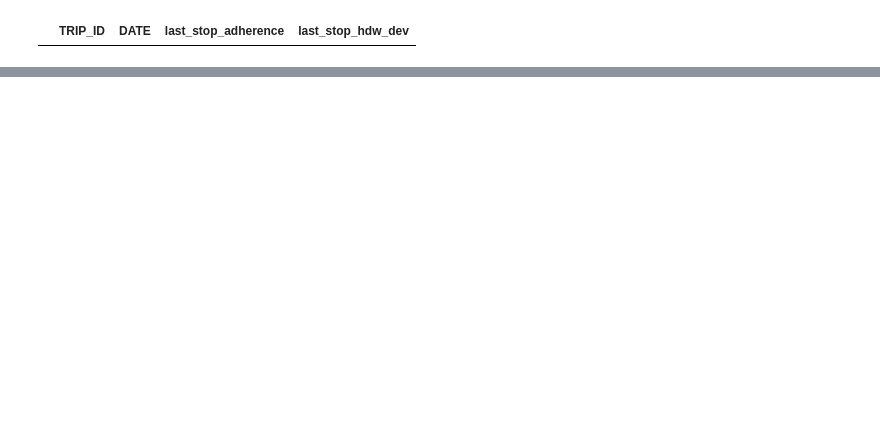
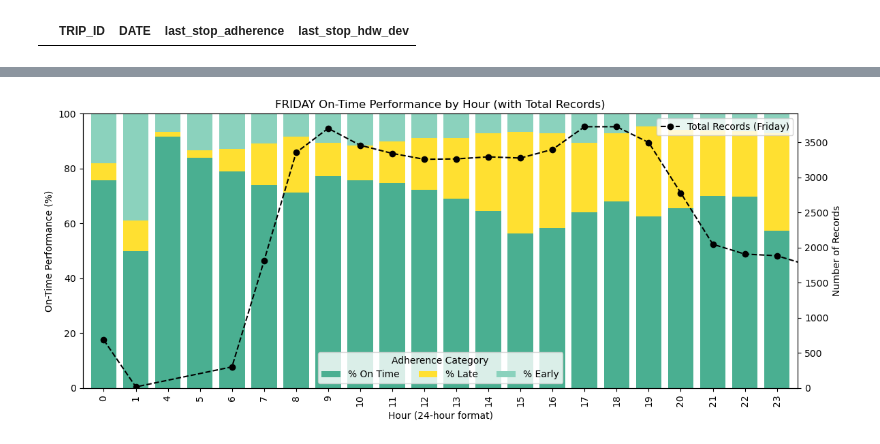
Before and after one commit to NewForce-Cohort-10-Data/wego-git-in-the-room-where-it-happens, a Jupyter notebook: notebooks/WeGo Data Introduction.ipynb, the cells around one changed output, grey strips where cells are left out. Saved outputs shown, nothing was run; the diff lists cells and outputs as text; code cells hidden in the pictures; blank space fills up the shorter version.

```diff
--- a/notebooks/WeGo Data Introduction.ipynb
+++ b/notebooks/WeGo Data Introduction.ipynb
@@ -392,0 +758,19 @@ Correlation between first stop adherence and last stop adherence: 0.451
+# %%
+# Assuming 'analysis_df' exists after initial prep but BEFORE weekday filtering
+print("\nDistribution of DAY_OF_WEEK per TRIP_EDGE type (before weekday filter):")
+if 'analysis_df' in locals() or 'analysis_df' in globals():
+     if 'TRIP_EDGE' in analysis_df.columns and 'DAY_OF_WEEK' in analysis_df.columns:
+         # Ensure TRIP_EDGE is numeric before grouping
+         try:
+             analysis_df['TRIP_EDGE_TEMP'] = pd.to_numeric(analysis_df['TRIP_EDGE'], errors='coerce').astype(pd.Int64Dtype())
+             print(analysis_df.groupby('TRIP_EDGE_TEMP')['DAY_OF_WEEK'].value_counts(dropna=False))
+             # Drop temporary column if desired
+             # analysis_df.drop(columns=['TRIP_EDGE_TEMP'], inplace=True)
+         except Exception as e:
+              print(f"Error processing TRIP_EDGE or DAY_OF_WEEK: {e}")
+
+     else:
+         print("Required columns 'TRIP_EDGE' or 'DAY_OF_WEEK' not found in 'analysis_df'.")
+
+else:
+    print("'analysis_df' DataFrame not found.")
@@ -392,0 +826,75 @@ Correlation between first stop adherence and last stop adherence: 0.451
+# %%
+df_friday = wego.copy()
+
+# --- Data Preparation ---
+# 1. Ensure time columns and types, create HOUR and DAY_OF_WEEK
+try:
+    df_friday['DATETIME'] = pd.to_datetime(df_friday['SCHEDULED_TIME'], errors='coerce')
+    df_friday['HOUR'] = df_friday['DATETIME'].dt.hour
+    df_friday['DAY_OF_WEEK'] = df_friday['DATETIME'].dt.day_name() # Need day name for filtering
+    df_friday['ADHERENCE'] = pd.to_numeric(df_friday['ADHERENCE'], errors='coerce')
+    # Minimal drop for essential columns for this plot
+    df_friday.dropna(subset=['DATETIME', 'HOUR', 'DAY_OF_WEEK', 'ADHERENCE'], inplace=True)
+except Exception as e:
+    print(f"Error during data preparation: {e}")
+    raise ValueError("Could not process required columns.") from e
+
+# 2. **** FILTER FOR FRIDAY ****
+friday_data = df_friday[df_friday['DAY_OF_WEEK'] == 'Friday'].copy()
+print(f"Filtered down to {len(friday_data)} records for Friday.")
+
+if friday_data.empty:
+    print("No data found for Friday. Cannot generate plot.")
+else:
+    # 3. Define and apply adherence categorization
+    def categorize_adherence(x):
+        if pd.isna(x): return "Unknown"
+        elif x > 1: return "Early"
+        elif x < -6: return "Late"
+        else: return "On Time"
+    friday_data['Adherence_Category'] = friday_data['ADHERENCE'].apply(categorize_adherence)
+
+    # 4. Group by Hour and Adherence Category (using ONLY Friday data)
+    friday_hourly_counts = friday_data.groupby(['HOUR', 'Adherence_Category']).size().unstack(fill_value=0)
+
+    # Ensure all expected categories exist
+    expected_categories = ['On Time', 'Late', 'Early']
+    for cat in expected_categories:
+        if cat not in friday_hourly_counts.columns:
+            friday_hourly_counts[cat] = 0
+    friday_hourly_counts = friday_hourly_counts[expected_categories]
+
+    # 5. Calculate Total and Percentage Performance for Friday
+    friday_hourly_counts["Total"] = friday_hourly_counts.sum(axis=1)
+    for cat in expected_categories:
+         friday_hourly_counts[f"% {cat}"] = friday_hourly_counts.apply(lambda row: (row[cat] / row["Total"] * 100) if row["Total"] > 0 else 0, axis=1)
+
+    # --- Plotting ---
+    fig, ax1 = plt.subplots(figsize=(12, 5))
+
+    # Define colors
+    colors = ['#4aaf91', '#ffe031', '#8bd2bd'] # On Time, Late, Early
+    plot_cols = ["% On Time", "% Late", "% Early"]
+
+    # Plot using Friday's hourly data
+    plot_data = friday_hourly_counts[plot_cols]
+    plot_data.plot(kind="bar", stacked=True, ax=ax1, width=0.8, color=colors)
+
+    ax1.set_ylabel("On-Time Performance (%)")
+    ax1.set_ylim(0, 100)
+    ax1.legend(loc="lower center", title="Adherence Category", ncol=3)
+    ax1.set_xlabel("Hour (24-hour format)")
+
+    # Second y-axis for number of stops on Friday
+    ax2 = ax1.twinx()
+    ax2.plot(friday_hourly_counts.index, friday_hourly_counts["Total"], color="black", marker="o", linestyle='--', label="Total Records (Friday)")
+    ax2.set_ylabel("Number of Records")
+    ax2.legend(loc="upper right")
+    ax2.set_ylim(bottom=0)
+
+    # Update title
+    plt.title("FRIDAY On-Time Performance by Hour (with Total Records)")
+    plt.xticks(ticks=range(len(friday_hourly_counts.index)), labels=friday_hourly_counts.index, rotation=0)
+    plt.tight_layout()
+    plt.show()
+# %% [output]
@@ -392,0 +902 @@ Correlation between first stop adherence and last stop adherence: 0.451
+[figure, added]
```
Also changed, not shown: parts of 14 cells of this notebook, 4 other files.
